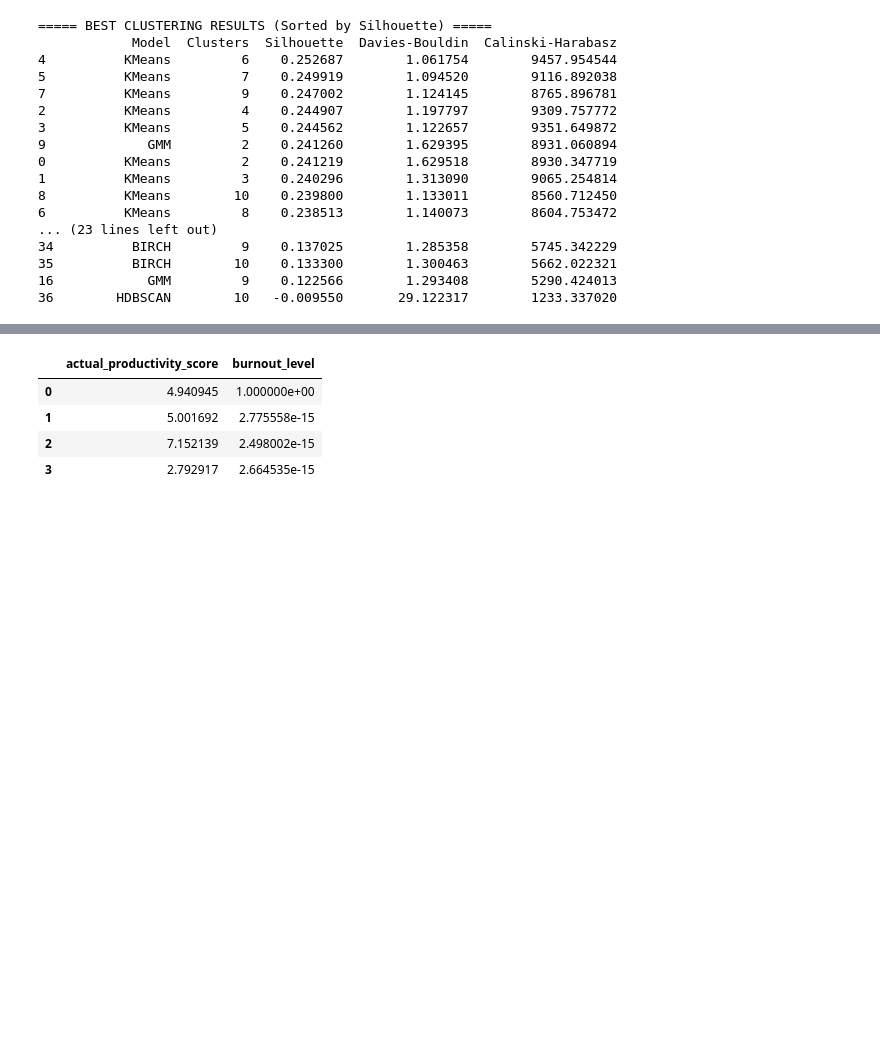
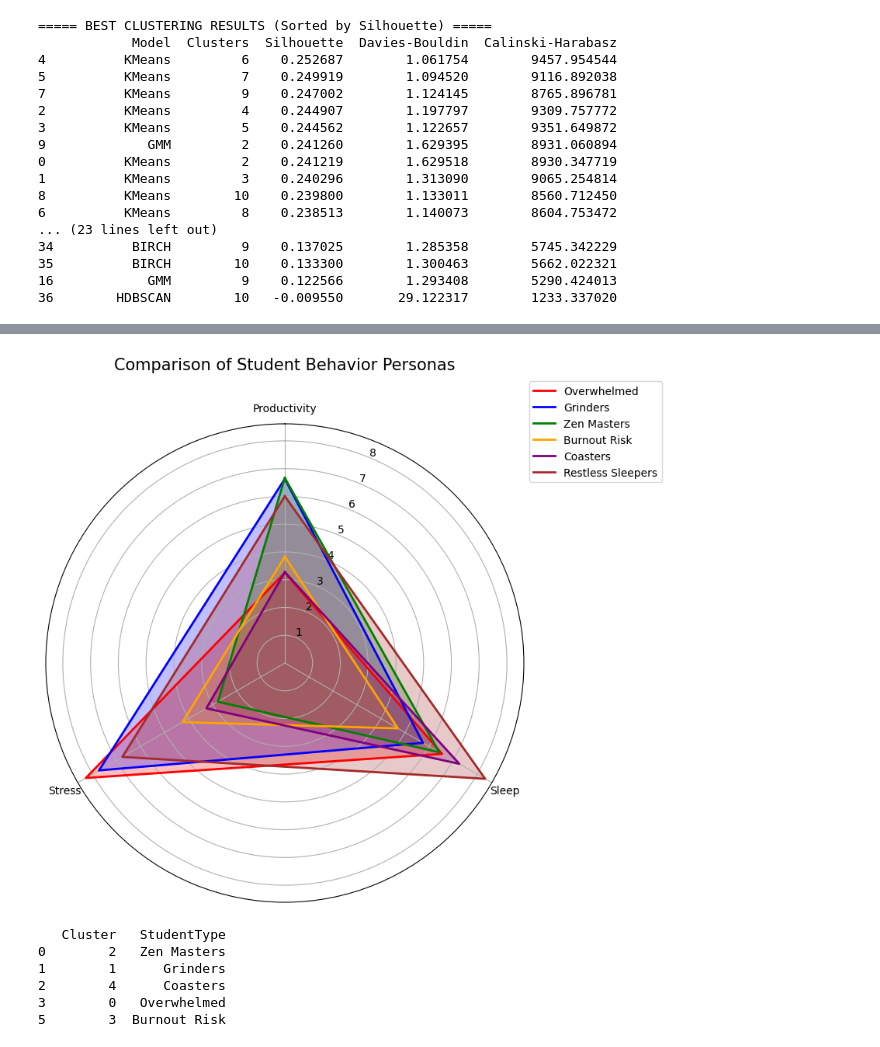
Before and after one commit to X4201/fyp_Degree, a Jupyter notebook: fyp - Productivity Score Prediction.ipynb, the cells around one changed output, grey strips where cells are left out. Drawn from its saved outputs; the diff is of its cells as text; code cells hidden in the pictures; blank space fills up the shorter version.

```diff
--- a/fyp - Productivity Score Prediction.ipynb
+++ b/fyp - Productivity Score Prediction.ipynb
@@ -887,23 +908,63 @@ plt.show()
 # %%
-kmeans = KMeans(n_clusters=4, random_state=42)
-kmeans_labels = kmeans.fit_predict(X_cluster_scaled)
+# Data from your summary
+labels = ['Productivity', 'Sleep', 'Stress']
+num_vars = len(labels)
 
-# Cluster centers (scaled)
-centers_scaled = kmeans.cluster_centers_
+# Create the angles for the radar chart
+angles = np.linspace(0, 2 * np.pi, num_vars, endpoint=False).tolist()
+angles += angles[:1] # Complete the loop
 
-# Convert back to original scale
-centers = scaler.inverse_transform(centers_scaled)
+fig, ax = plt.subplots(figsize=(8, 8), subplot_kw=dict(polar=True))
 
-cluster_centers_df = pd.DataFrame(
-    centers,
-    columns=["actual_productivity_score", "burnout_level"]
-)
+# Helper function to plot each cluster
+def add_to_radar(cluster_id, color, label_name):
+    values = cluster_profiles.loc[cluster_id].values.flatten().tolist()
+    values += values[:1] # Complete the loop
+    ax.plot(angles, values, color=color, linewidth=2, label=label_name)
+    ax.fill(angles, values, color=color, alpha=0.25)
 
-cluster_centers_df
+# Adding clusters with their new names
+colors = ['red', 'blue', 'green', 'orange', 'purple', 'brown']
+cluster_names = {
+    0: "Overwhelmed", 1: "Grinders", 2: "Zen Masters",
+    3: "Burnout Risk", 4: "Coasters", 5: "Restless Sleepers"
+}
+
+for i in range(6):
+    add_to_radar(i, colors[i], cluster_names[i])
+
+# Fix axis labels
+ax.set_theta_offset(np.pi / 2)
+ax.set_theta_direction(-1)
+ax.set_thetagrids(np.degrees(angles[:-1]), labels)
+
+plt.title('Comparison of Student Behavior Personas', size=15, y=1.1)
+plt.legend(loc='upper right', bbox_to_anchor=(1.3, 1.1))
+plt.show()
 # %% [output]
-|  | actual_productivity_score | burnout_level |
-| 0 | 4.940945 | 1.000000e+00 |
-| 1 | 5.001692 | 2.775558e-15 |
-| 2 | 7.152139 | 2.498002e-15 |
-| 3 | 2.792917 | 2.664535e-15 |
+[figure, added]
+# %%
+# 1. Define the mapping of numbers to names
+cluster_names = {
+    0: "Overwhelmed",
+    1: "Grinders",
+    2: "Zen Masters",
+    3: "Burnout Risk",
+    4: "Coasters",
+    5: "Restless Sleepers"
+}
+
+# 2. Add the column to your dataframe
+# This ensures df['StudentType'] actually exists before you call it
+df['StudentType'] = df['Cluster'].map(cluster_names)
+
+# 3. Double check it worked
+print(df[['Cluster', 'StudentType']].head())
+# %% [output]
+   Cluster   StudentType
+0        2   Zen Masters
+1        1      Grinders
+2        4      Coasters
+3        0   Overwhelmed
+5        3  Burnout Risk
 # %%
```
Also changed, not shown: parts of 13 cells of this notebook, 2 other files.
